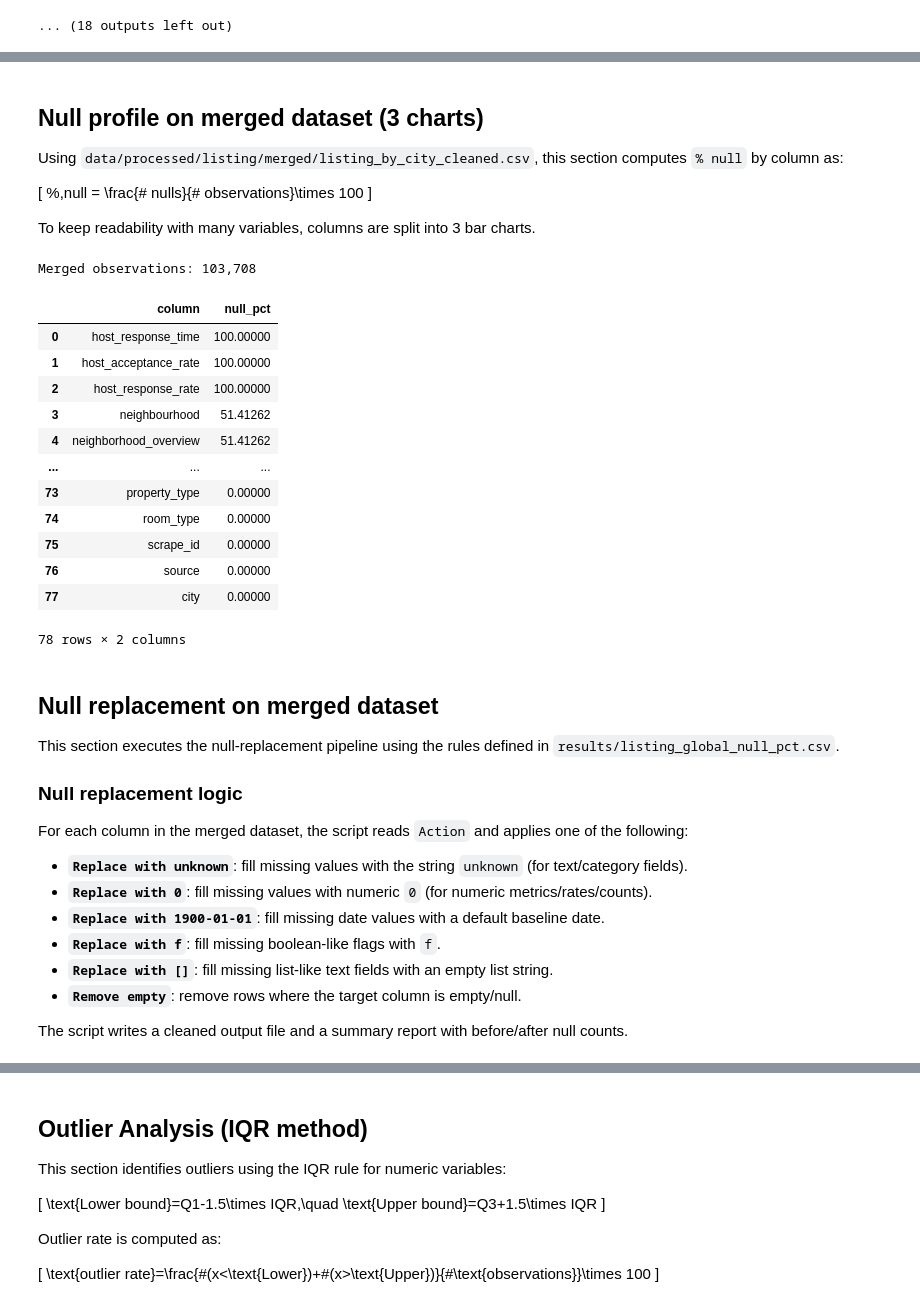
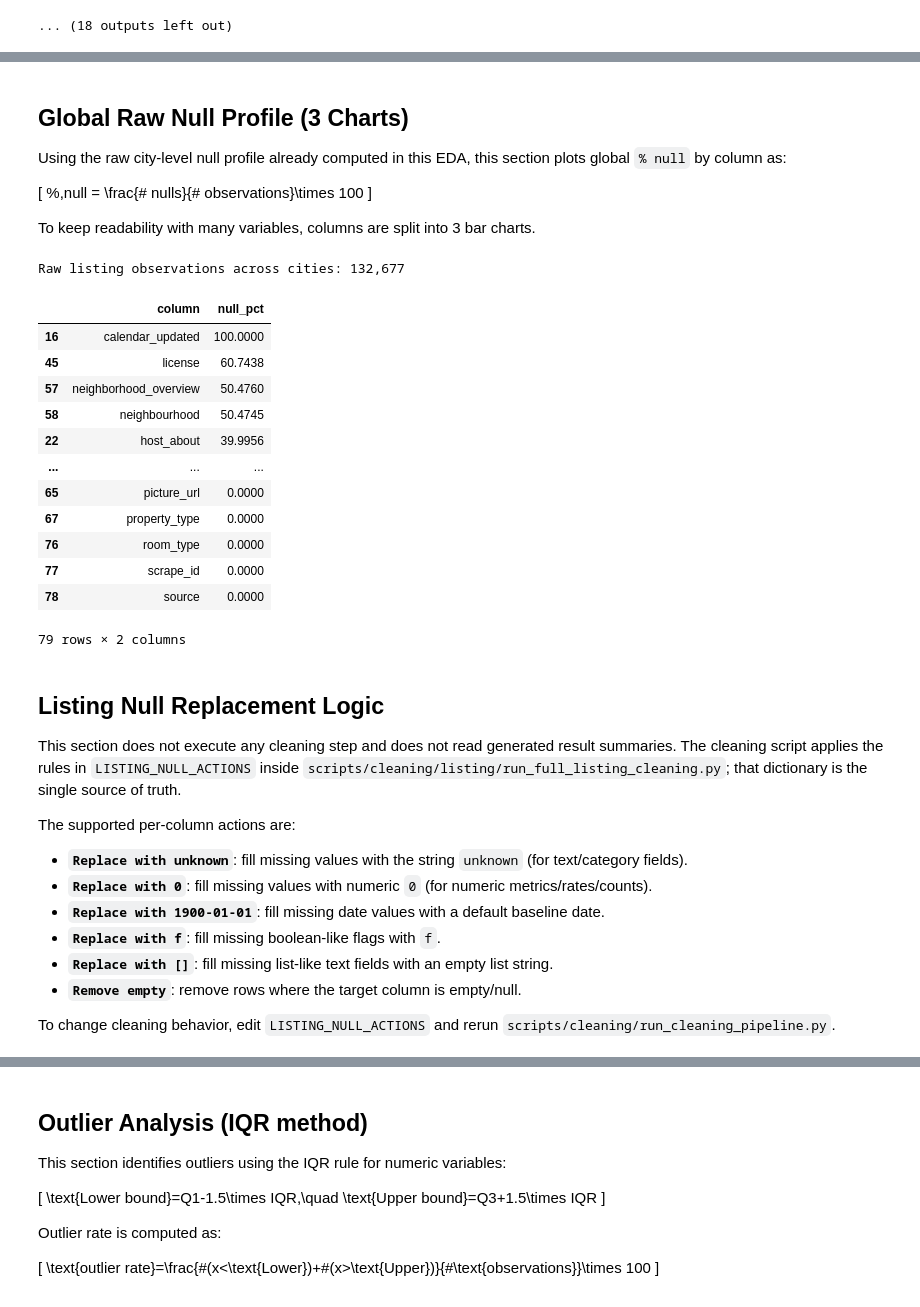
Before and after one commit to BelenFra/Airbnb, a Jupyter notebook: notebooks/EDA_listing_csv.ipynb, the cells around one changed output, grey strips where cells are left out. Saved outputs shown, nothing was run; the diff lists cells and outputs as text; code cells hidden in the pictures.

```diff
--- a/notebooks/EDA_listing_csv.ipynb
+++ b/notebooks/EDA_listing_csv.ipynb
@@ -99,7 +104,9 @@ figures_root = PROJECT_ROOT / "reports" / "figures"
 results_root.mkdir(parents=True, exist_ok=True)
 figures_root.mkdir(parents=True, exist_ok=True)
 
-city_dirs = sorted([p for p in data_root.iterdir() if p.is_dir()])
+city_dirs = sorted(
+    [p for p in data_root.iterdir() if p.is_dir() and (p / "listings.csv").exists()]
+)
 city_names = [p.name for p in city_dirs]
 
 print("Project root:", PROJECT_ROOT)
@@ -191,13 +198,15 @@ def suggest_dtype(column: str, observed_dtypes: list[str]) -> str:
     c = column.lower()
     dtype_set = set([d for d in observed_dtypes if d and d.lower() != "nan"])
 
+    if c == "accommodates":
+        return "Int64"
     if c in {"instant_bookable", "host_has_profile_pic", "host_is_superhost", "host_identity_verified"}:
         return "boolean"
     if c == "host_response_time":
         return "float"
     if c == "id" or c.endswith("_id"):
         return "float"
-    if "date" in c or c.endswith("_since") or c in {"first_review", "last_review", "last_scraped", "calendar_last_scraped"}:
+    if c.endswith("_date") or c.endswith("_since") or c in {"first_review", "last_review", "last_scraped", "calendar_last_scraped"}:
         return "datetime"
     if dtype_set.issubset({"int64"}):
         return "Int64"
@@ -709,7 +683,7 @@ Merged file: C:\Users\belen\Documents\Projects\Airbnb\data\processed\merged\list
 # %% [markdown]
-## Null profile on merged dataset (3 charts)
+## Global Raw Null Profile (3 Charts)
 
-Using `data/processed/listing/merged/listing_by_city_cleaned.csv`, this section computes `% null` by column as:
+Using the raw city-level null profile already computed in this EDA, this section plots global `% null` by column as:
 
 \[
 \%\,null = \frac{\# nulls}{\# observations}\times 100
@@ -717,72 +691,65 @@ Using `data/processed/listing/merged/listing_by_city_cleaned.csv`, this section
 
 To keep readability with many variables, columns are split into 3 bar charts.
 # %%
-# 3 bar charts: column names (y) vs % null (x) on merged file
+# 3 bar charts: column names (y) vs global raw % null (x)
 import math
 import numpy as np
 import pandas as pd
 import matplotlib.pyplot as plt
 
-merged_file = PROJECT_ROOT / "data" / "processed" / "listing" / "merged" / "listing_by_city_cleaned.csv"
-if not merged_file.exists():
-    raise FileNotFoundError(f"Merged file not found: {merged_file}")
+if "global_null_df" not in globals():
+    raise ValueError("Run the notebook outcomes cell first to create global_null_df.")
 
-merged_df = pd.read_csv(merged_file, encoding="utf-8-sig")
-
-n_obs = len(merged_df)
-null_pct_series = merged_df.isna().sum().div(n_obs).mul(100).sort_values(ascending=False)
-null_pct_df = null_pct_series.reset_index()
-null_pct_df.columns = ["column", "null_pct"]
+null_pct_df = global_null_df.rename(columns={"global_null_pct": "null_pct"}).copy()
 
 # Split columns into 3 groups for readability
 n_groups = 3
 chunk_size = math.ceil(len(null_pct_df) / n_groups)
 
 for i in range(n_groups):
     start = i * chunk_size
     end = (i + 1) * chunk_size
     chunk = null_pct_df.iloc[start:end].copy()
     if chunk.empty:
         continue
 
     plt.figure(figsize=(12, max(6, 0.35 * len(chunk))))
     bars = plt.barh(chunk["column"], chunk["null_pct"], color="#1f77b4")
     plt.gca().invert_yaxis()
     plt.xlabel("% null")
     plt.ylabel("Column")
-    plt.title(f"Merged listings null % by column (Chart {i+1}/3)")
+    plt.title(f"Raw listings global null % by column (Chart {i+1}/3)")
 
     for bar, val in zip(bars, chunk["null_pct"]):
         plt.text(bar.get_width() + 0.2, bar.get_y() + bar.get_height()/2, f"{val:.2f}%", va="center", fontsize=8)
 
     plt.tight_layout()
     plt.show()
 
-print(f"Merged observations: {n_obs:,}")
+total_rows = sum(all_city_row_counts.values())
+print(f"Raw listing observations across cities: {total_rows:,}")
 display(null_pct_df)
 # %% [output]
-Merged observations: 103,708
+Raw listing observations across cities: 132,677
 |  | column | null_pct |
-| 0 | host_response_time | 100.00000 |
-| 1 | host_acceptance_rate | 100.00000 |
-| 2 | host_response_rate | 100.00000 |
-| 3 | neighbourhood | 51.41262 |
-| 4 | neighborhood_overview | 51.41262 |
+| 16 | calendar_updated | 100.0000 |
+| 45 | license | 60.7438 |
+| 57 | neighborhood_overview | 50.4760 |
+| 58 | neighbourhood | 50.4745 |
+| 22 | host_about | 39.9956 |
 | ... | ... | ... |
-| 73 | property_type | 0.00000 |
-| 74 | room_type | 0.00000 |
-| 75 | scrape_id | 0.00000 |
-| 76 | source | 0.00000 |
-| 77 | city | 0.00000 |
+| 65 | picture_url | 0.0000 |
+| 67 | property_type | 0.0000 |
+| 76 | room_type | 0.0000 |
+| 77 | scrape_id | 0.0000 |
+| 78 | source | 0.0000 |
-78 rows × 2 columns
+79 rows × 2 columns
 # %% [markdown]
-## Null replacement on merged dataset
+## Listing Null Replacement Logic
 
-This section executes the null-replacement pipeline using the rules defined in `results/listing_global_null_pct.csv`.
+This section does not execute any cleaning step and does not read generated result summaries. The cleaning script applies the rules in `LISTING_NULL_ACTIONS` inside `scripts/cleaning/listing/run_full_listing_cleaning.py`; that dictionary is the single source of truth.
 
-### Null replacement logic
-
-For each column in the merged dataset, the script reads `Action` and applies one of the following:
+The supported per-column actions are:
 
 - **`Replace with unknown`**: fill missing values with the string `unknown` (for text/category fields).
 - **`Replace with 0`**: fill missing values with numeric `0` (for numeric metrics/rates/counts).
@@ -791,5 +758,5 @@ For each column in the merged dataset, the script reads `Action` and applies one
 - **`Replace with []`**: fill missing list-like text fields with an empty list string.
 - **`Remove empty`**: remove rows where the target column is empty/null.
 
-The script writes a cleaned output file and a summary report with before/after null counts.
+To change cleaning behavior, edit `LISTING_NULL_ACTIONS` and rerun `scripts/cleaning/run_cleaning_pipeline.py`.
 # %%
```
Also changed, not shown: parts of 8 cells of this notebook, 27 other files.
